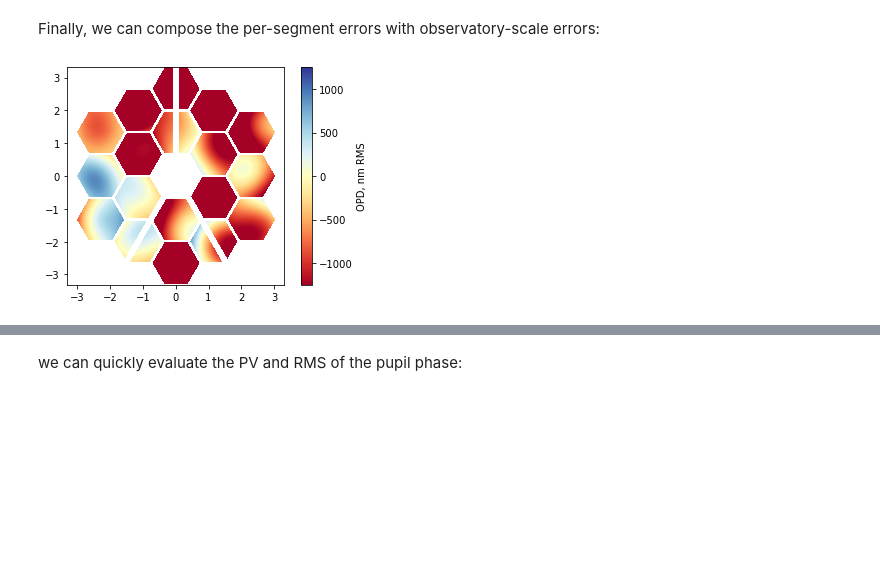
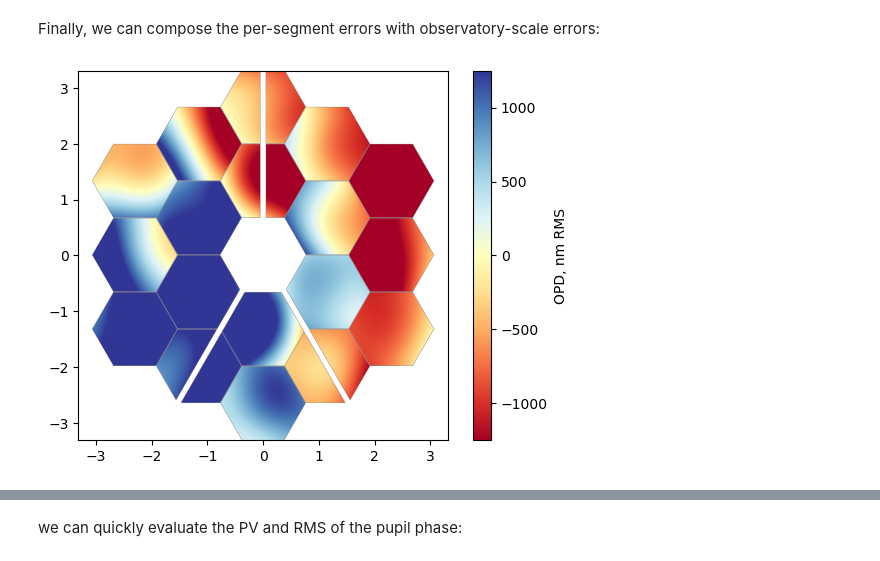
Before and after one commit to brandondube/prysm, a Jupyter notebook: docs/source/explanation/Segmented Systems.ipynb, the cells around one changed output, grey strips where cells are left out. Drawn from its saved outputs; the diff is of its cells as text; code cells hidden in the pictures; blank space fills up the shorter version.

```diff
--- a/docs/source/explanation/Segmented Systems.ipynb
+++ b/docs/source/explanation/Segmented Systems.ipynb
@@ -215,18 +215,18 @@ Finally, we can compose the per-segment errors with observatory-scale errors:
 # %%
 r, t = coordinates.cart_to_polar(x, y)
 r /= 6.628  # our old diameter
-basis = list(polynomials.zernike_nm_sequence(nms, r, t))
+basis = polynomials.zernike_nm_seq(nms, r, t)
 coefs = np.random.rand(len(basis)) * 1000
 coefs[:3] = 0  # no observatory level piston, tip, or tilt
 
 wf_map = polynomials.sum_of_2d_modes(basis, coefs)
 total_map = phase_map + wf_map
 total_map_plot = total_map.copy()
 total_map_plot[~pupil_mask] = np.nan
 im = plt.imshow(total_map_plot, origin='lower', cmap='RdYlBu', extent=[x.min(), x.max(), y.min(), y.max()], clim=(-1250,1250))
 plt.colorbar(im, label='OPD, nm RMS');
 # %% [output]
-[figure, old version]
+[figure, new version]
 # %%
 w2 = WF.from_amp_and_phase(amplitude=amp, phase=total_map, wavelength=wavelengths.CO2, dx=dx*1e3)
 
```
Also changed, not shown: parts of 18 cells of this notebook, 15 other files.
